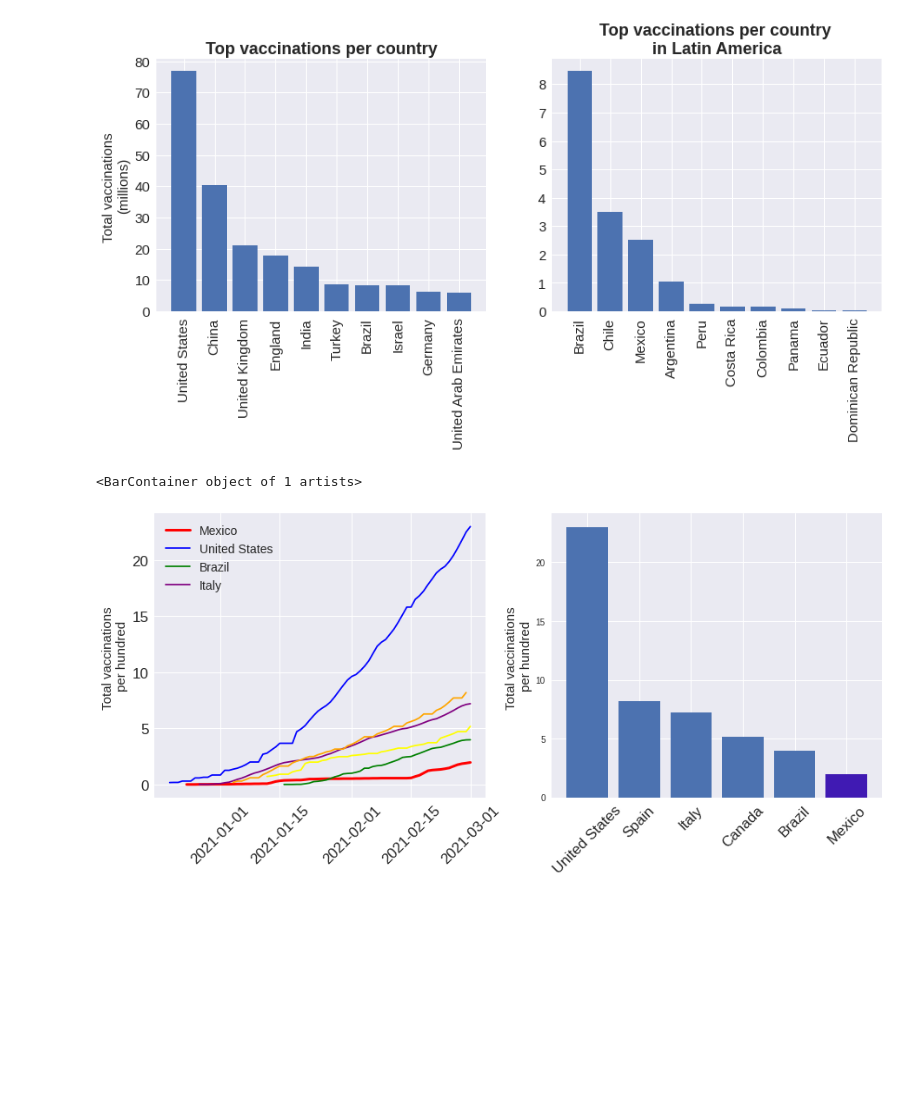
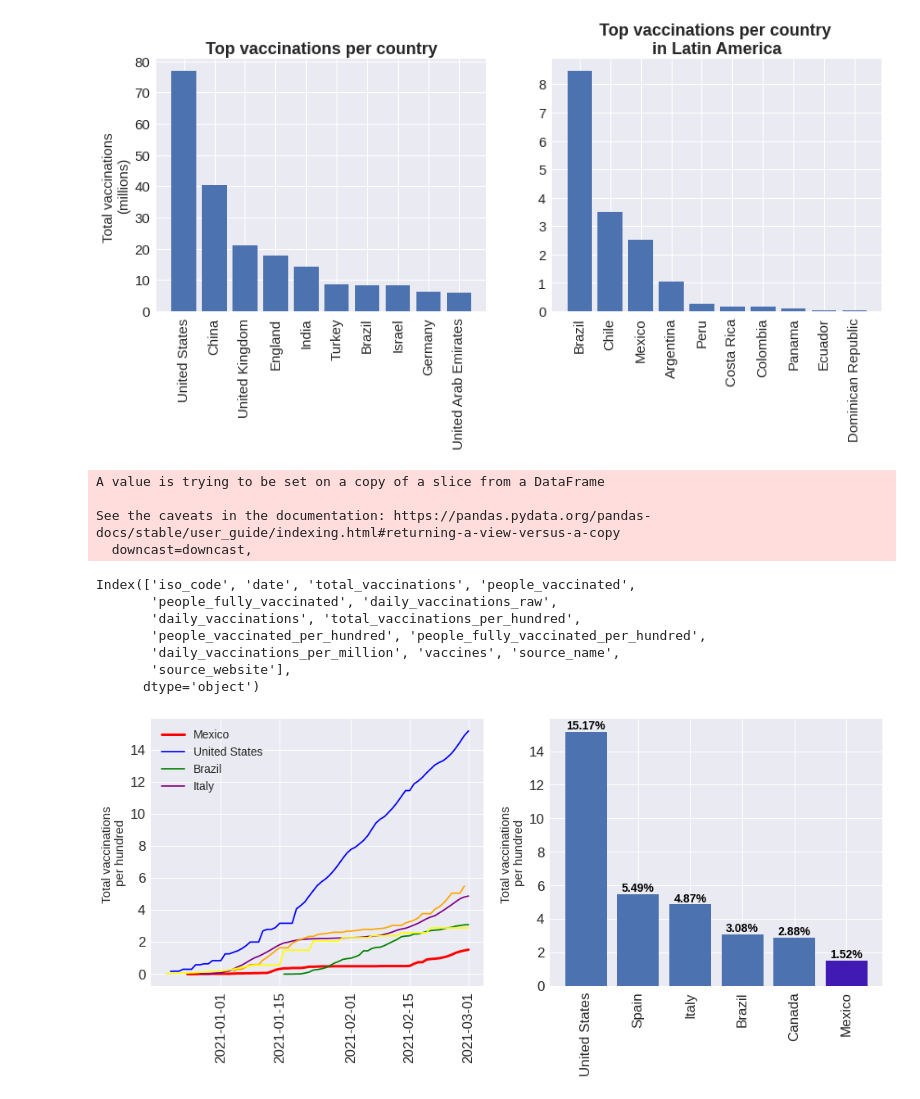
Before and after one commit to HugoAlexis/Covid19-Vaccinations, a Jupyter notebook: Covid19_Vaccinations.ipynb, the cells around one changed output. Saved outputs shown, nothing was run; the diff lists cells and outputs as text; code cells hidden in the pictures; blank space fills up the shorter version.

Commit message:
File renamed, Total vaccinations per hundred plots formated

```diff
--- a/Example01.ipynb
+++ b/Covid19_Vaccinations.ipynb
@@ -82,43 +82,62 @@ plt.show()
 # %% [output]
 [figure]
 # %%
-column = 'total_vaccinations_per_hundred'
+column = 'people_vaccinated_per_hundred'
 for country in data.index.levels[0]:
     data.loc[idx[country], column].fillna(method='ffill', inplace=True)
+# %% [output]
+A value is trying to be set on a copy of a slice from a DataFrame
+
+See the caveats in the documentation: https://pandas.pydata.org/pandas-docs/stable/user_guide/indexing.html#returning-a-view-versus-a-copy
+  downcast=downcast,
+# %%
+data.columns
+# %% [output]
+Index(['iso_code', 'date', 'total_vaccinations', 'people_vaccinated',
+       'people_fully_vaccinated', 'daily_vaccinations_raw',
+       'daily_vaccinations', 'total_vaccinations_per_hundred',
+       'people_vaccinated_per_hundred', 'people_fully_vaccinated_per_hundred',
+       'daily_vaccinations_per_million', 'vaccines', 'source_name',
+       'source_website'],
+      dtype='object')
 # %%
 countries = {'Mexico':{'color':'red', 'label':'Mexico', 'lw':3},
              'United States': {'color':'blue', 'label':'United States'},
              'Brazil': {'color':'green', 'label':'Brazil'},
              'Italy': {'color':'purple', 'label':'Italy'},
              'Spain': {'color': 'orange'},
              'Canada': {'color': 'yellow'}}
 
 country_vacs_ph = pd.Series(dtype=int)
 
 for country in countries.keys():
-    country_vacs_ph[country] = data.loc[idx[country], 'total_vaccinations_per_hundred'][-1]
+    country_vacs_ph[country] = data.loc[idx[country], 'people_vaccinated_per_hundred'][-1]
 
 country_vacs_ph.sort_values(ascending=False, inplace=True)
 
 
-fig, (ax, ax2) = plt.subplots(1, 2, figsize=(15, 6))
+fig, (ax, ax2) = plt.subplots(1, 2, figsize=(16, 6))
 
 for country, params in countries.items():
     ax.plot(
         data.loc[idx[country]].index,
-        data.loc[idx[country], 'total_vaccinations_per_hundred'],
+        data.loc[idx[country], 'people_vaccinated_per_hundred'],
         **params
     )
 
 ax.legend(loc='upper left', fontsize=14)
-ax.tick_params(axis='x', rotation=45, labelsize=17)
+ax.tick_params(axis='x', rotation=90, labelsize=17)
 ax.tick_params(axis='y', labelsize=17)
 ax.set_ylabel('Total vaccinations \nper hundred', fontsize=15)
 
 ax2.bar(country_vacs_ph.index, country_vacs_ph.values)
 ax2.set_ylabel('Total vaccinations \nper hundred', fontsize=15)
-ax2.tick_params(axis='x', rotation=45, labelsize=17)
+ax2.tick_params(axis='x', rotation=90, labelsize=17)
+ax2.tick_params(axis='y', labelsize=17)
 ax2.bar('Mexico', country_vacs_ph['Mexico'], color=(0.25,0.1,0.7))
+
+for country, value in country_vacs_ph.items():
+    ax2.text(country, value, f'{value}%', ha='center', va='bottom',
+             fontsize=14, color='black', fontweight='bold')
 # %% [output]
-<BarContainer object of 1 artists>
-[figure, old version]
+[figure, new version]
```
